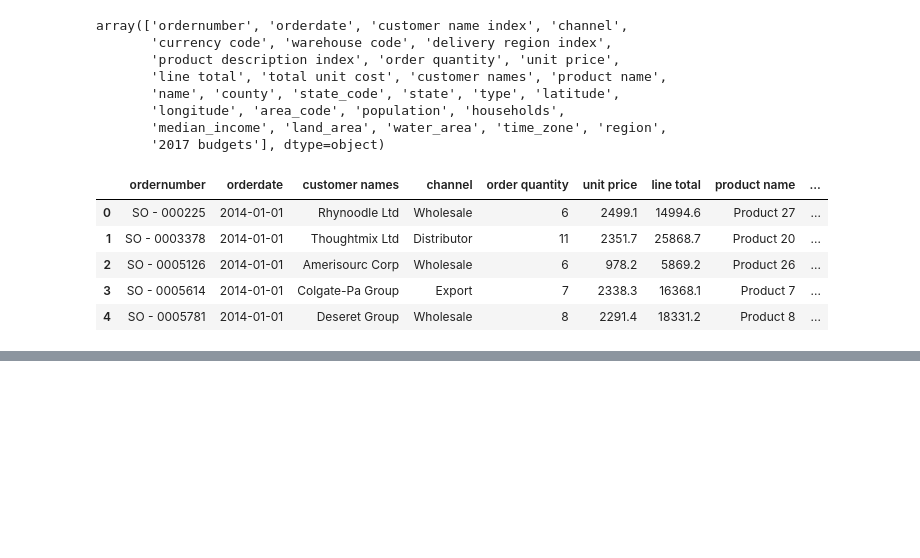
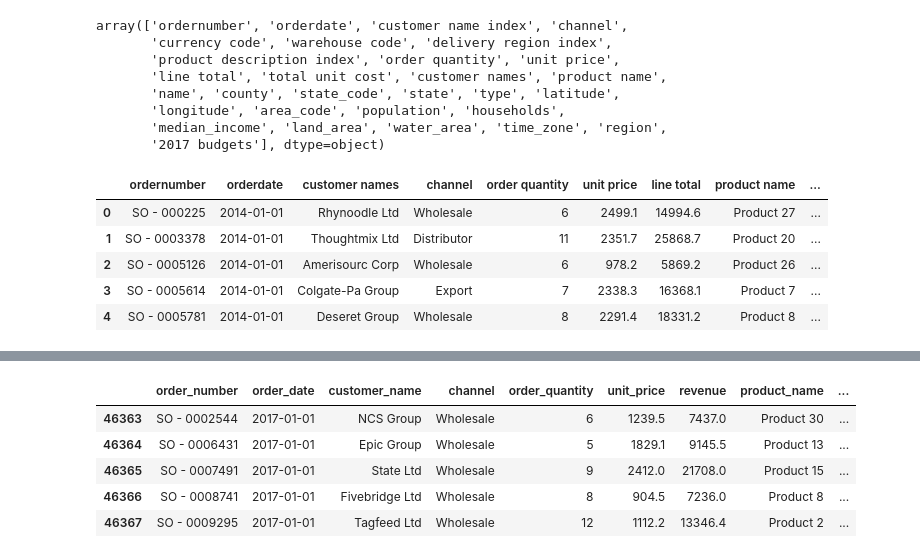
Before and after one commit to Madaranga/flipkart-regional-sales-analysis, a Jupyter notebook: FlipKarttt_Regional_Sales_Analysis.ipynb, the cells around one changed output, grey strips where cells are left out. Drawn from its saved outputs; the diff is of its cells as text; code cells hidden in the pictures; blank space fills up the shorter version.

```diff
--- a/FlipKarttt_Regional_Sales_Analysis.ipynb
+++ b/FlipKarttt_Regional_Sales_Analysis.ipynb
@@ -334,0 +362,5 @@ df.head(5)
+# %%
+df.loc[df['order_date'].dt.year != 2017, 'budget'] =pd.NA
+
+#line_total is revenue
+df[['order_date', 'product_name','revenue','budget']].head(5)
@@ -334,0 +397,12 @@ df.head(5)
+# %%
+## Filter the dataset to include only records from year 2017
+df_2017 = df[df['order_date'].dt.year == 2017]
+
+df_2017.head(5)
+# %% [output]
+|  | order_number | order_date | customer_name | channel | order_quantity | unit_price | revenue | product_name | ... |
+| 46363 | SO - 0002544 | 2017-01-01 | NCS Group | Wholesale | 6 | 1239.5 | 7437.0 | Product 30 | ... |
+| 46364 | SO - 0006431 | 2017-01-01 | Epic Group | Wholesale | 5 | 1829.1 | 9145.5 | Product 13 | ... |
+| 46365 | SO - 0007491 | 2017-01-01 | State Ltd | Wholesale | 9 | 2412.0 | 21708.0 | Product 15 | ... |
+| 46366 | SO - 0008741 | 2017-01-01 | Fivebridge Ltd | Wholesale | 8 | 904.5 | 7236.0 | Product 8 | ... |
+| 46367 | SO - 0009295 | 2017-01-01 | Tagfeed Ltd | Wholesale | 12 | 1112.2 | 13346.4 | Product 2 | ... |
```
Also changed, not shown: parts of 10 cells of this notebook.
